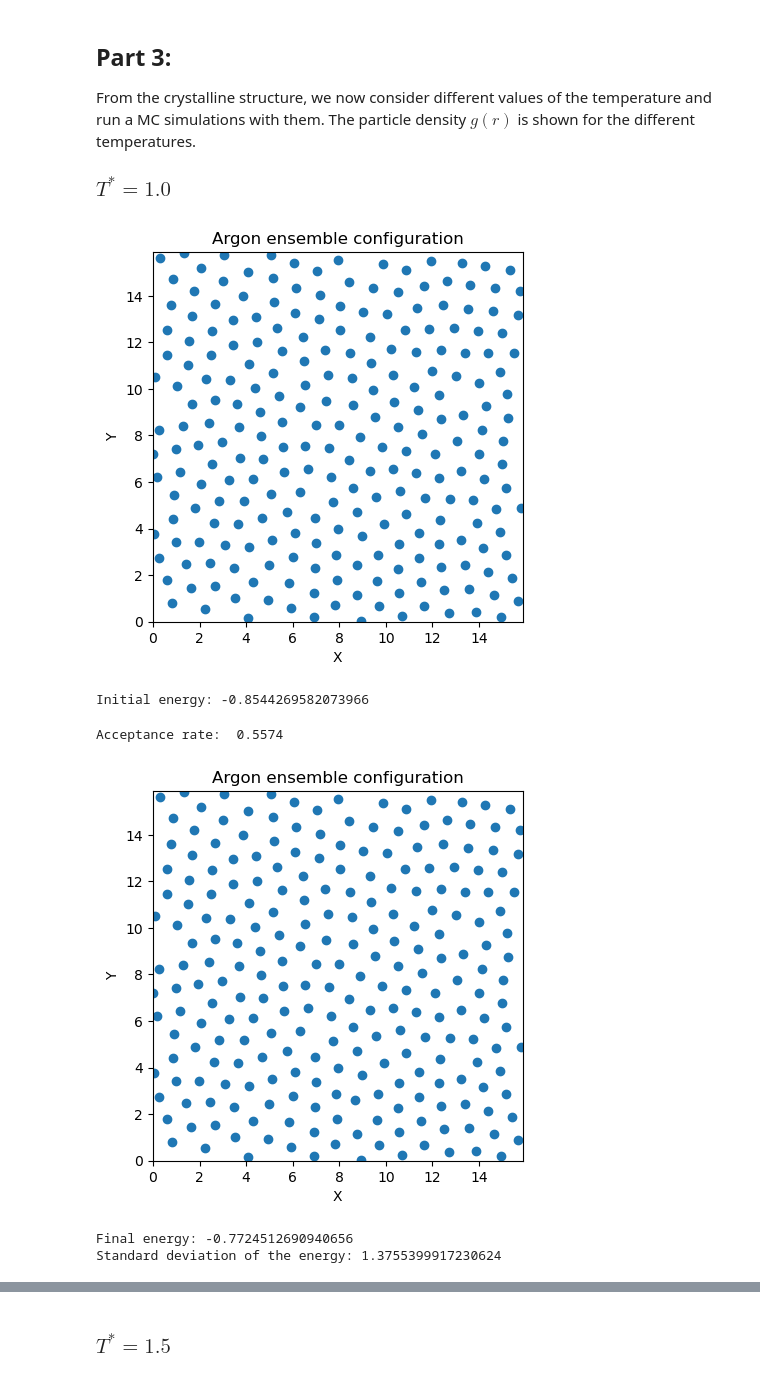
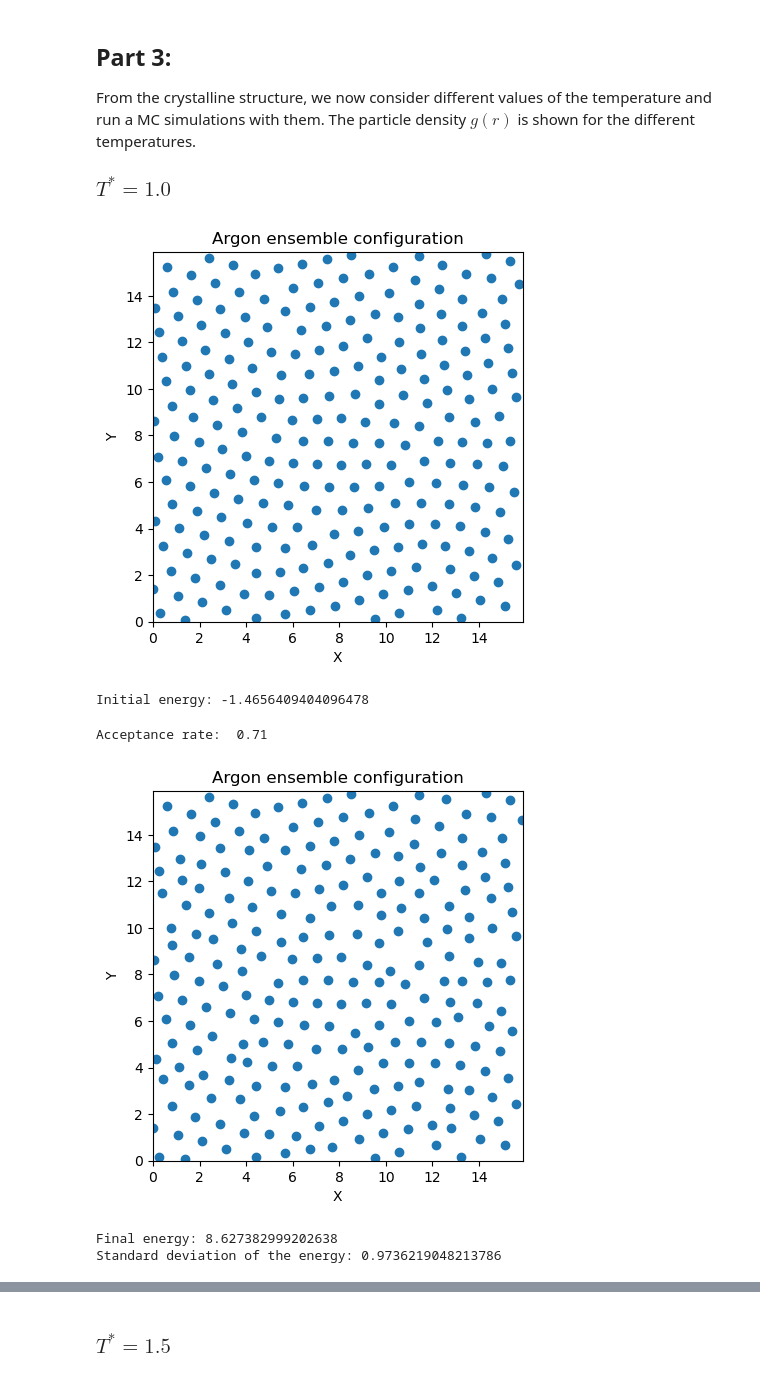
Before and after one commit to marc0797/Stochastic-Methods, a Jupyter notebook: assignments/Assignment 5.ipynb, the cells around one changed output, grey strips where cells are left out. Cells and saved outputs as stored; diff of their text form; code cells hidden in the pictures.

```diff
--- a/assignments/Assignment 5.ipynb
+++ b/assignments/Assignment 5.ipynb
@@ -166,6 +166,7 @@ class Argon:
             scale = max(dt,np.sqrt(T))
         else:
             scale = dt
+
         for epoch in tqdm(range(N_iter)):
             # Choose particle to move
             idx = np.random.randint(0,self.num_particles)
@@ -214,7 +215,7 @@ class Argon:
         # Acceptance rate
         print("Acceptance rate: ",accepted/N_iter)
 
-        self.printValues(best_solution)
+        self.printValues(self.positions)
         return best_solution, count_density/num_bins
 # %% [markdown]
 ## Part 1:
@@ -238,18 +239,18 @@ rho = 0.96
 # eps = 119.8/kB [J], sigma = 3.405 [A]
 
 # Number of iterations
-N_iter = 200000
+N_iter = 300000
 
 # Initial system temperature
-T = 1.0
-dt = 0.001
+T = 10.0
+dt = 0.004
 dr = 0.02
 
 # Initialize the ensemble
 crystal = Argon(N,density=rho,T=T)
 print("Initial energy:",crystal.energy(crystal.distances(crystal.positions)))
 # Find the best configuration using simulated annealing
-crystal_best_solution, crystal_density = crystal.simulatedAnnealing(N_iter=N_iter,cooldown=0.999,dt=dt,dr=dr,binning=(0.9,100))
+crystal_best_solution, crystal_density = crystal.simulatedAnnealing(N_iter=N_iter,cooldown=0.999,dt=dt,dr=dr)
 print("Final energy:",crystal.energy(crystal.distances(crystal_best_solution)) - crystal.T)
 
 # Plot the density
@@ -325,28 +336,28 @@ From the crystalline structure, we now consider different values of the temperat
 # %%
 # System temperature
 T = 1.0
 dt = 0.2
 dr = 0.02
 
 # Number of iterations
-N_iter = 10000
+N_iter = 100
 
 # Initialize the ensemble with the crystalline lattice positions
 b = Argon(N,positions=crystal_best_solution,density=rho,T=T)
 print("Initial energy:",b.energy(b.distances(b.positions)))
 
 # Find the best configuration using simulated annealing
-b_best_solution, b_density = b.simulatedAnnealing(N_iter=N_iter,dt=dt,dr=dr,binning=(0.1,100))
-print("Final energy:",b.energy(b.distances(b_best_solution)))
+b_best_solution, b_density = b.simulatedAnnealing(N_iter=N_iter,dt=dt,dr=dr,binning=(0.1,1))
+print("Final energy:",b.energy(b.distances(b.positions)))
 
 # Calculate standard deviation of the energies
 std = (np.sum(b.energies**2)/N_iter - (np.sum(b.energies)/N_iter)**2)/np.sqrt(N_iter)
 
 print("Standard deviation of the energy:",std)
 # %% [output]
-[figure, old version]
+[figure, new version]
-Initial energy: -0.8544269582073966
+Initial energy: -1.4656409404096478
-Acceptance rate:  0.5574
+Acceptance rate:  0.71
-[figure, old version]
+[figure, new version]
-Final energy: -0.7724512690940656
-Standard deviation of the energy: 1.3755399917230624
+Final energy: 8.627382999202638
+Standard deviation of the energy: 0.9736219048213786
```
Also changed, not shown: parts of 15 cells of this notebook.
